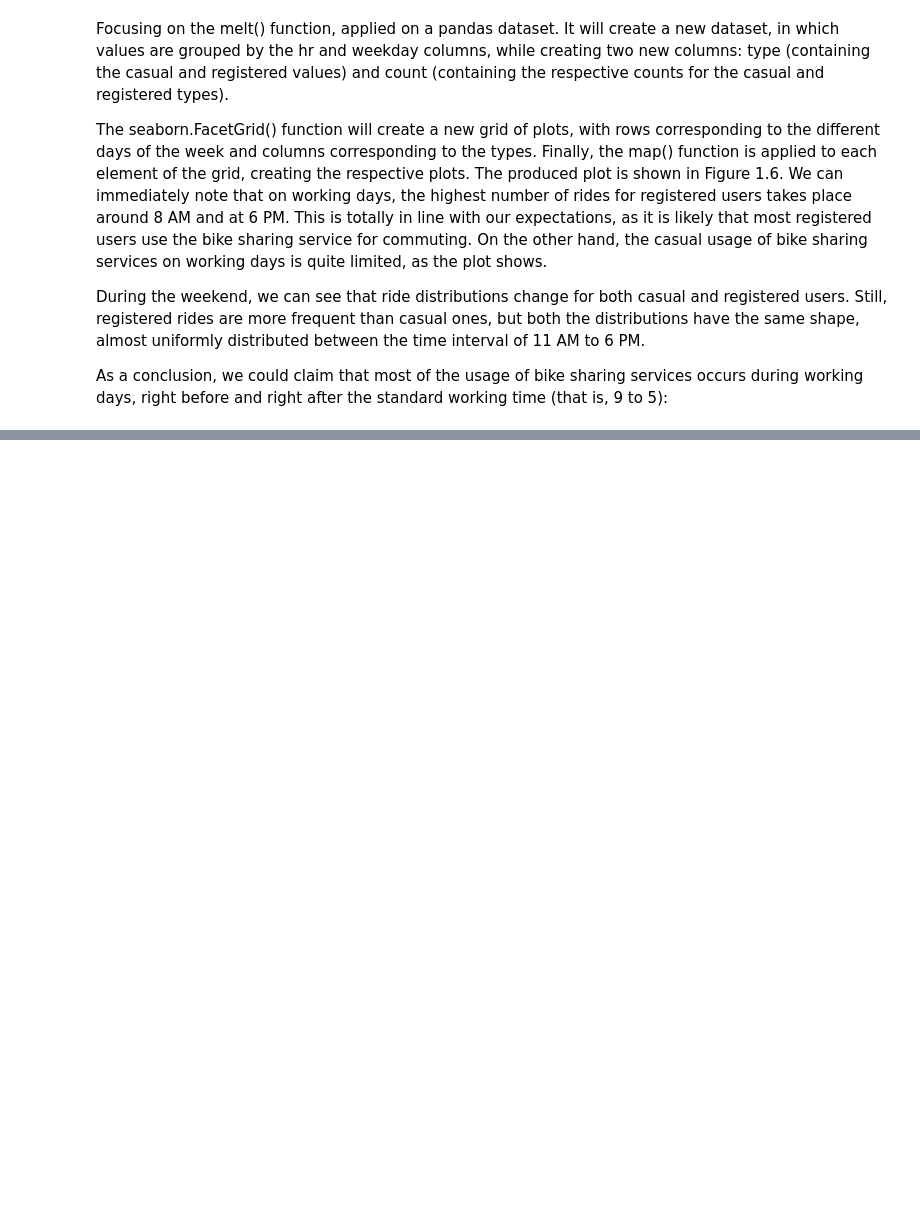
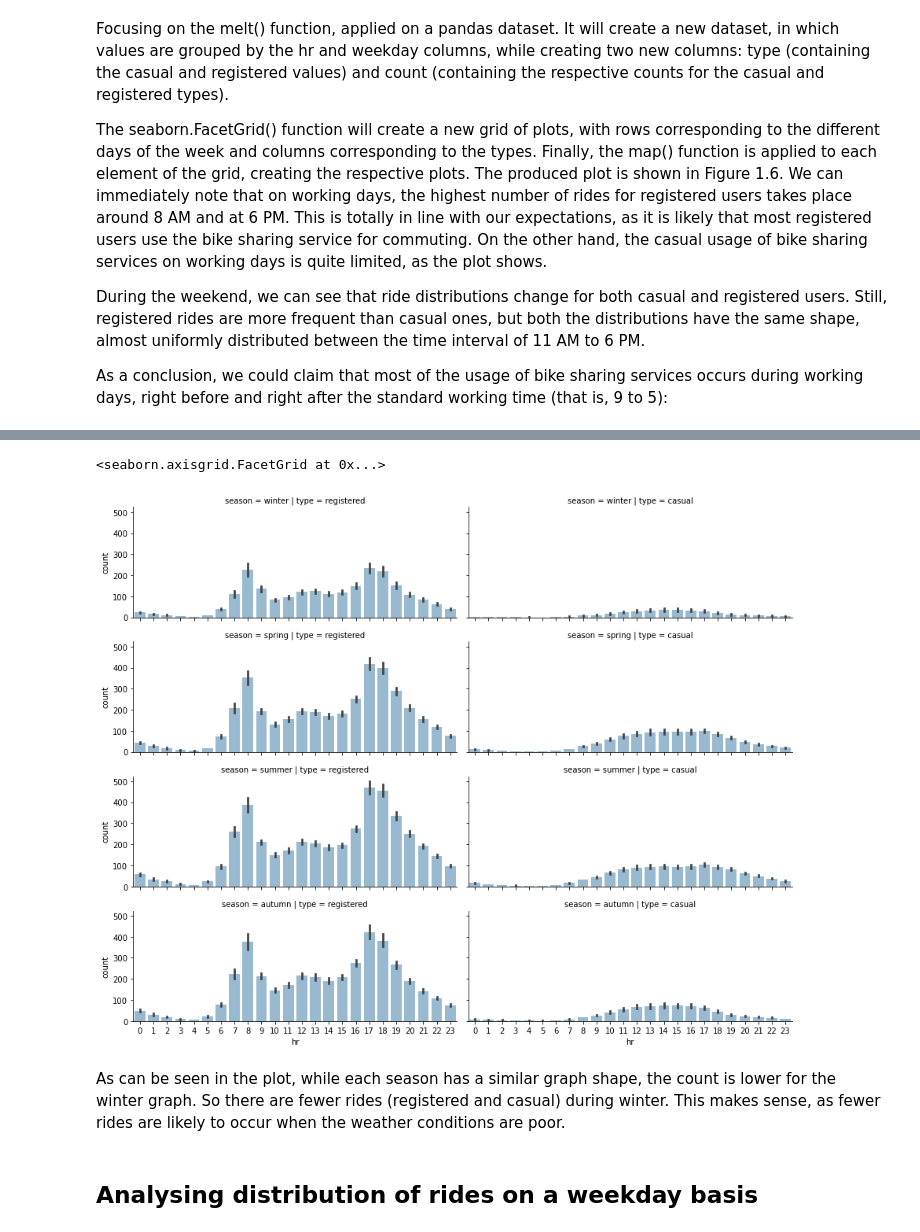
Before and after one commit to gianmaranon/biking_analysis, a Jupyter notebook: sharing_bike.ipynb, the cells around one changed output, grey strips where cells are left out. Cells and saved outputs as stored; diff of their text form; code cells hidden in the pictures; blank space fills up the shorter version.

```diff
--- a/sharing_bike.ipynb
+++ b/sharing_bike.ipynb
@@ -353,0 +352,8 @@ As a conclusion, we could claim that most of the usage of bike sharing services
+# %%
+# select subset of the data
+
+plot_data = preprocessed_data[['hr', 'season', 'registered', 'casual' ]]
+# %%
+# unpivot data from wide to long format
+
+plot_data = plot_data.melt(id_vars=['hr', 'season'], var_name='type', value_name= 'count')
@@ -353,0 +376,12 @@ As a conclusion, we could claim that most of the usage of bike sharing services
+# %%
+# define FacetGrid
+grid = sns.FacetGrid(plot_data, row='season', col='type', height=2.5, aspect=2.5, row_order=['winter', 'spring','summer', 'autumn'])
+# apply plotting function to each element in the grid
+grid.map(sns.barplot, 'hr', 'count', alpha=0.5)
+# %% [output]
+<seaborn.axisgrid.FacetGrid at 0x...>
+[figure, added]
+# %% [markdown]
+As can be seen in the plot, while each season has a similar graph shape, the count is lower for the winter graph. So there are fewer rides (registered and casual) during winter. This makes sense, as fewer rides are likely to occur when the weather conditions are poor.
+# %% [markdown]
+## Analysing distribution of rides on a weekday basis
```
Also changed, not shown: parts of 27 cells of this notebook, 2 other files.
